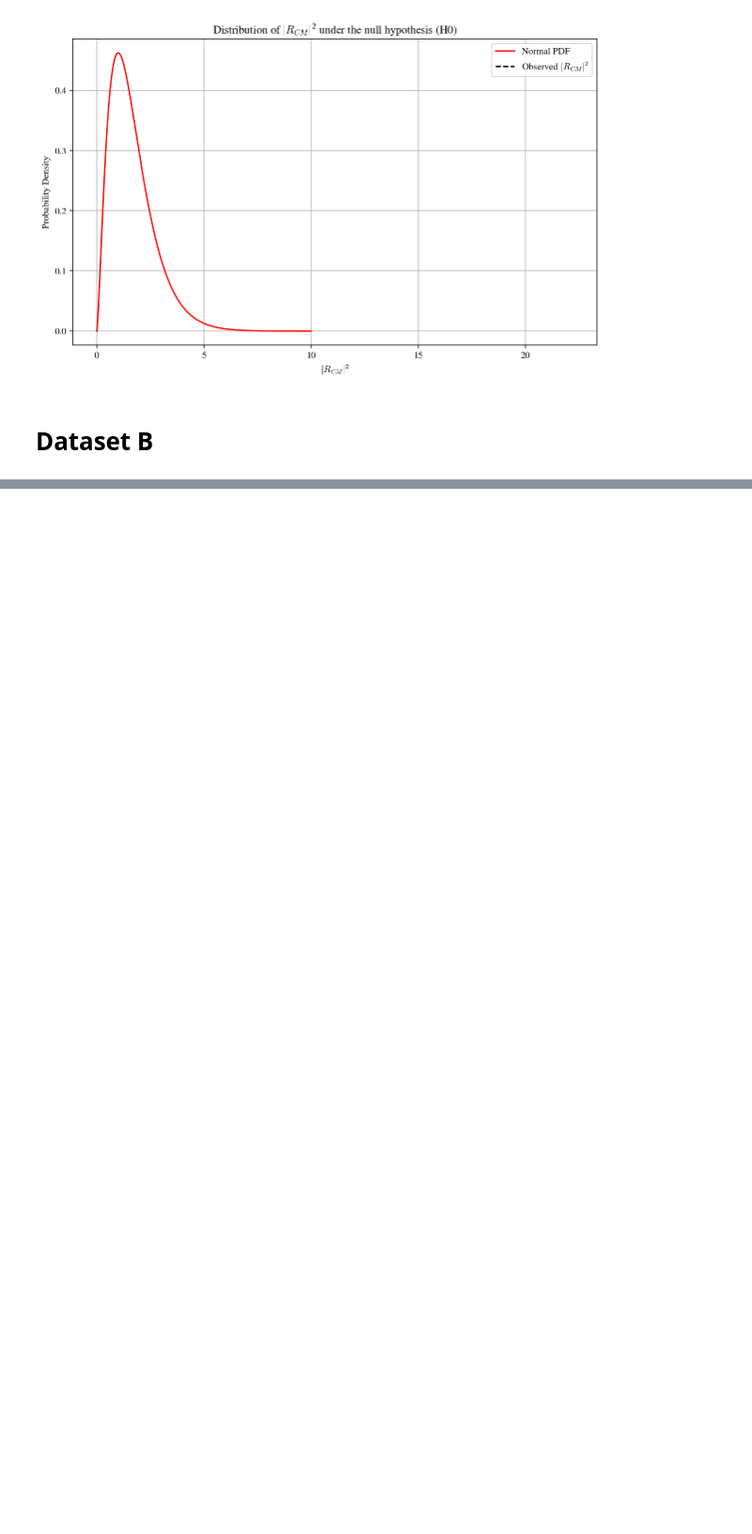
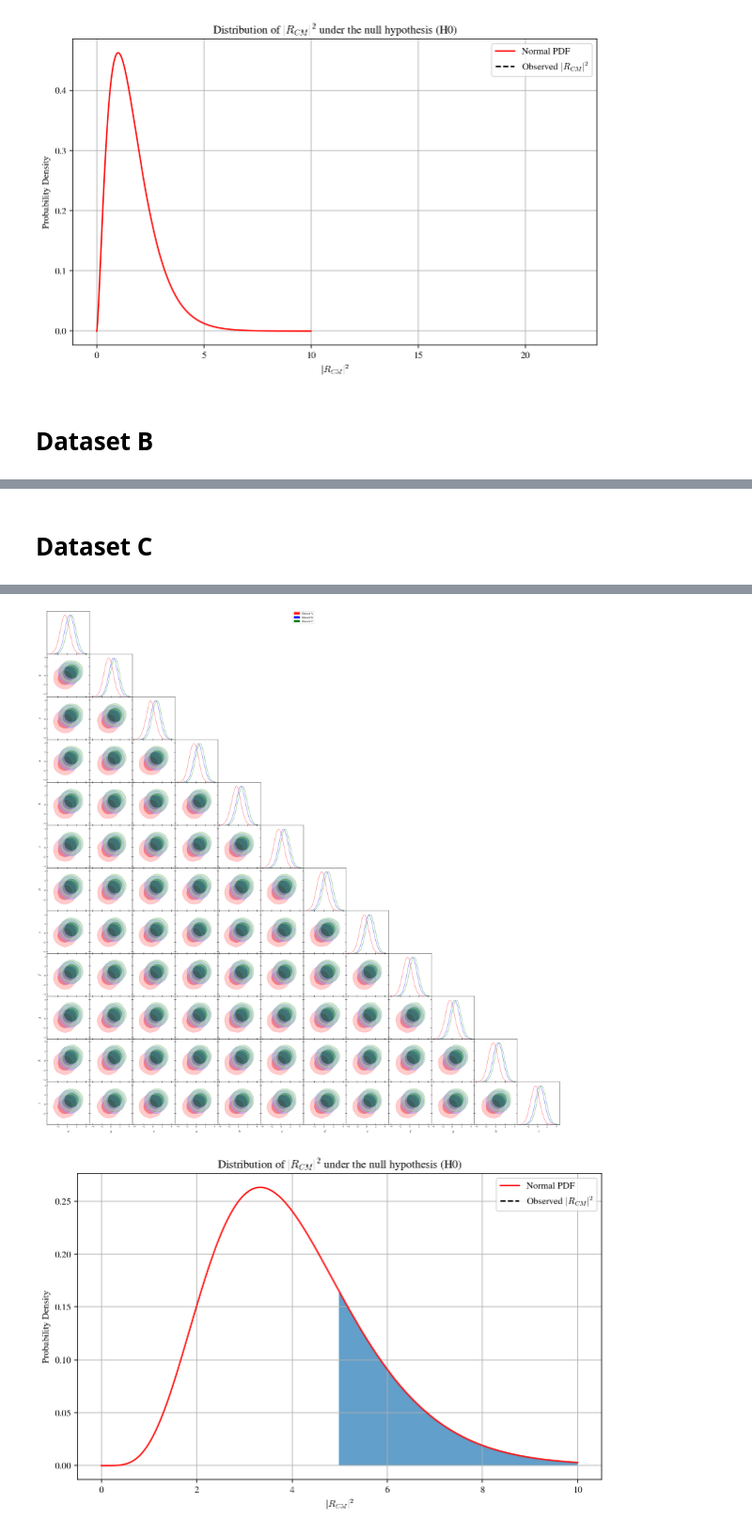
Before and after one commit to matiasleize/multimeter, a Jupyter notebook: notebooks/PRL/paper runs/5. multidimentional_qdm_general_distribution_multidimension.ipynb, the cells around one changed output, grey strips where cells are left out. Shown at 94% size. Saved outputs shown, nothing was run; the diff lists cells and outputs as text; code cells hidden in the pictures; blank space fills up the shorter version.

```diff
--- a/notebooks/PRL/paper runs/5. multidimentional_qdm_general_distribution_multidimension.ipynb
+++ b/notebooks/PRL/paper runs/5. multidimentional_qdm_general_distribution_multidimension.ipynb
@@ -236 +233,79 @@ $N_\sigma_beta$ = 0.7530544224571588
 [figure]
+# %% [markdown]
+# Dataset C
+# %%
+# Fixed constants
+# Parameters
+d = 12  # Dimension
+N = 3 # Number of datasets
+L = N*(N-1)/2  # Number of tension vectors
+
+mean_A = np.ones(d) * -1/2
+mean_B = np.ones(d) * 1/2
+mean_C = np.ones(d) * np.sqrt(3)/2.
+
+cov_A = np.eye(12)
+cov_B = cov_A.copy()
+cov_C = cov_A.copy()
+
+
+samps_A = np.random.multivariate_normal(mean_A, cov_A, size=10000)
+samps_B = np.random.multivariate_normal(mean_B, cov_B, size=10000)
+samps_C = np.random.multivariate_normal(mean_C, cov_C, size=10000)
+
+names = ['x', 'y', 'z', 'a', 'b', 'c', 'd', 'e', 'f', 'g', 'h', 'i']
+labels = ['x', 'y', 'z', 'a', 'b', 'c', 'd', 'e', 'f', 'g', 'h', 'i']
+
+chain_A = MCSamples(samples=samps_A, names=names, labels=labels, label='Dataset A')
+chain_B = MCSamples(samples=samps_B, names=names, labels=labels, label='Dataset B')
+chain_C = MCSamples(samples=samps_C, names=names, labels=labels, label='Dataset C')
+
+colors = ['red', 'blue', 'green']
+
+g = plots.get_subplot_plotter()
+g = plots.get_subplot_plotter()
+g.triangle_plot([chain_A, chain_B, chain_C],\
+                filled=True, contour_args={'alpha':0.5},\
+                contour_colors=colors)
+
+cov_1 = cov_A + cov_B
+cov_2 = cov_A + cov_C
+cov_3 = cov_B + cov_C
+diff_mean_1 = mean_A - mean_B
+diff_mean_2 = mean_A - mean_C
+diff_mean_3 = mean_B - mean_C
+
+r_1 = np.dot(sqrtm(np.linalg.inv(cov_1)), diff_mean_1)
+r_2 = np.dot(sqrtm(np.linalg.inv(cov_2)), diff_mean_2)
+r_3 = np.dot(sqrtm(np.linalg.inv(cov_3)), diff_mean_3)
+
+# Compute some statistic values:
+vectors = np.array([r_1, r_2, r_3])
+R_CM = calculate_R_CM(vectors)
+
+PTE = gamma(a=d/2, scale=2/L).sf(np.linalg.norm(R_CM)**2)
+PTE = gamma(a=d/2, scale=2/L).sf(10)
+n_sigma = np.sqrt(2)*erfcinv(PTE)
+print(f'PTE = {PTE}')
+print(f'$N_\sigma_Q$ = {n_sigma}')
+
+PTE = chi2(d*N).sf(beta_statistic(diff_mean_1, diff_mean_2,
+                                  diff_mean_3, cov_1, cov_2, cov_3))
+PTE = chi2(d*N).sf(10)
+n_sigma = np.sqrt(2)*erfcinv(PTE)
+print(f'PTE = {PTE}')
+print(f'$N_\sigma_beta$ = {n_sigma}')
+
+# Plot histogram
+plt.figure(figsize=(10, 6))
+t=np.linspace(0, 10, 1000)
+plt.plot(t, gamma.pdf(t,a=d/2, scale=2/L), color='red', label='Normal PDF')
+plt.fill_between(t[t >= np.linalg.norm(R_CM)**2], 0, gamma.pdf(t[t >= np.linalg.norm(R_CM)**2], a=d/2, scale=2/L), alpha=0.7)
+plt.vlines(x=np.linalg.norm(R_CM)**2, ymin=0, ymax=gamma.pdf(0,a=d/2, scale=2/L), color='black', linestyle='--', label='Observed $|R_{CM}|^2$')
+plt.title('Distribution of $|R_{CM}|^2$ under the null hypothesis (H0)')
+plt.xlabel('$|R_{CM}|^2$')
+plt.ylabel('Probability Density')
+plt.grid(True)
+plt.legend()
+plt.show()
+# %% [output]
@@ -236,0 +316,2 @@ $N_\sigma_beta$ = 0.7530544224571588
+[figure, added]
+[figure, added]
```
Also changed, not shown: parts of 4 cells of this notebook, 1 other file.
